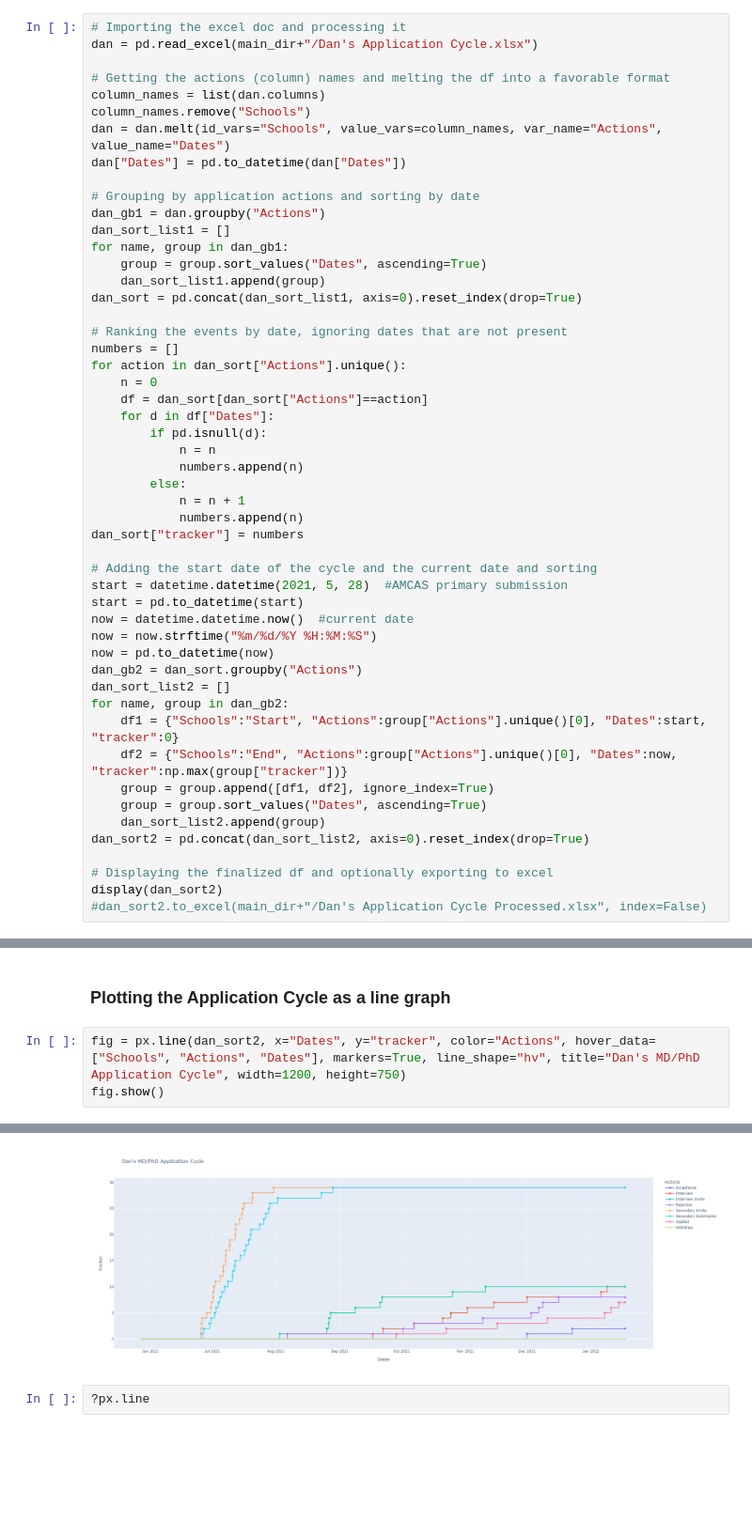
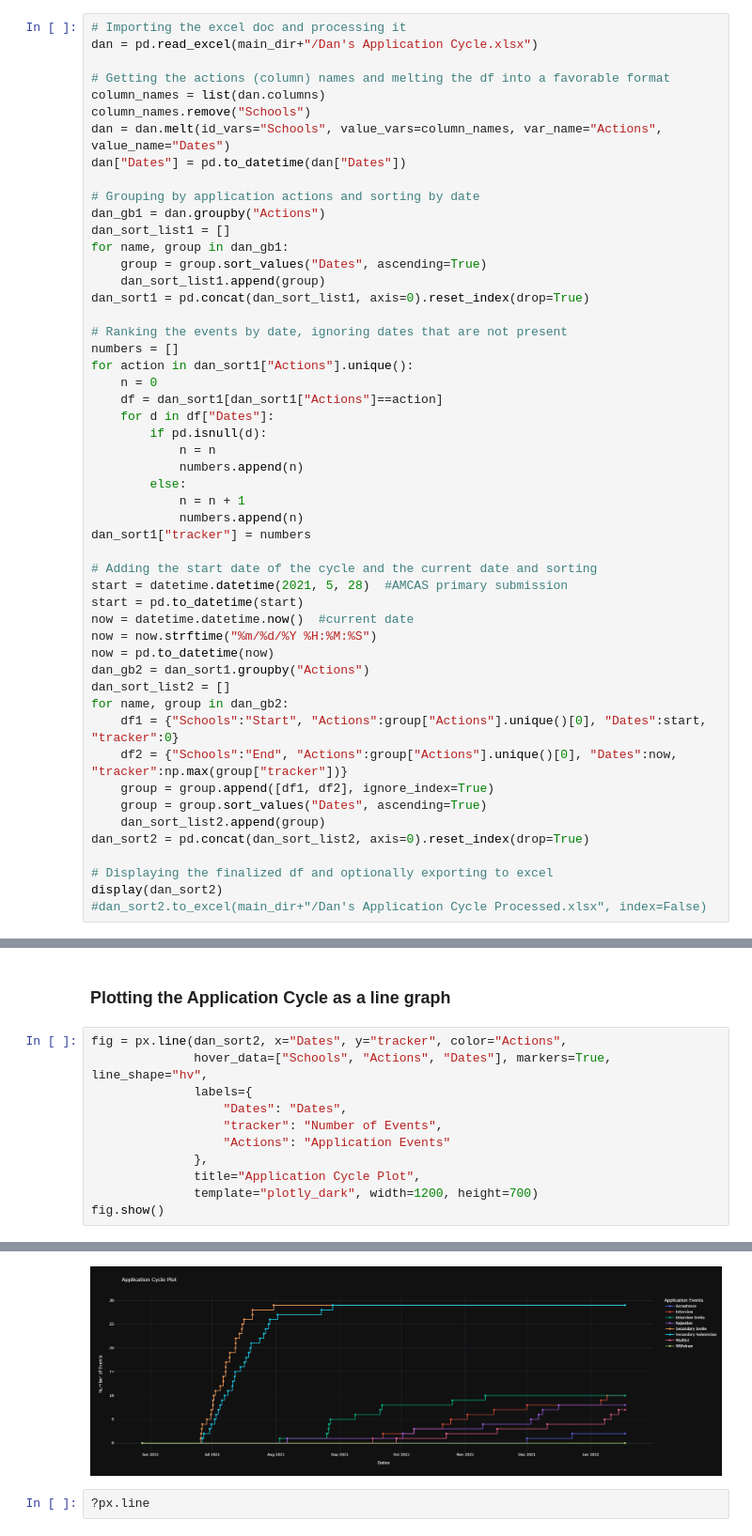
Before and after one commit to toofastdan117/Med_School_Cycle_Analyzer, a Jupyter notebook: Cycle Analyzer.ipynb, the cells around one changed output, grey strips where cells are left out. Shown at 94% size. Cells and saved outputs as stored; diff of their text form; blank space fills up the shorter version.

```diff
--- a/Cycle Analyzer.ipynb
+++ b/Cycle Analyzer.ipynb
@@ -30,13 +30,13 @@ dan_sort_list1 = []
 for name, group in dan_gb1:
     group = group.sort_values("Dates", ascending=True)
     dan_sort_list1.append(group)
-dan_sort = pd.concat(dan_sort_list1, axis=0).reset_index(drop=True)
+dan_sort1 = pd.concat(dan_sort_list1, axis=0).reset_index(drop=True)
 
 # Ranking the events by date, ignoring dates that are not present
 numbers = []
-for action in dan_sort["Actions"].unique():
+for action in dan_sort1["Actions"].unique():
     n = 0
-    df = dan_sort[dan_sort["Actions"]==action]
+    df = dan_sort1[dan_sort1["Actions"]==action]
     for d in df["Dates"]:
         if pd.isnull(d):
             n = n
@@ -44,7 +44,7 @@ for action in dan_sort["Actions"].unique():
         else:
             n = n + 1
             numbers.append(n)
-dan_sort["tracker"] = numbers
+dan_sort1["tracker"] = numbers
 
 # Adding the start date of the cycle and the current date and sorting
 start = datetime.datetime(2021, 5, 28)  #AMCAS primary submission
@@ -52,7 +52,7 @@ start = pd.to_datetime(start)
 now = datetime.datetime.now()  #current date
 now = now.strftime("%m/%d/%Y %H:%M:%S")
 now = pd.to_datetime(now)
-dan_gb2 = dan_sort.groupby("Actions")
+dan_gb2 = dan_sort1.groupby("Actions")
 dan_sort_list2 = []
 for name, group in dan_gb2:
     df1 = {"Schools":"Start", "Actions":group["Actions"].unique()[0], "Dates":start, "tracker":0}
@@ -82,6 +82,14 @@ display(dan_sort2)
 # %% [markdown]
 ### Plotting the Application Cycle as a line graph
 # %%
-fig = px.line(dan_sort2, x="Dates", y="tracker", color="Actions", hover_data=["Schools", "Actions", "Dates"], markers=True, line_shape="hv", title="Dan's MD/PhD Application Cycle", width=1200, height=750)
+fig = px.line(dan_sort2, x="Dates", y="tracker", color="Actions",
+              hover_data=["Schools", "Actions", "Dates"], markers=True, line_shape="hv",
+              labels={
+                  "Dates": "Dates",
+                  "tracker": "Number of Events",
+                  "Actions": "Application Events"
+              },
+              title="Application Cycle Plot",
+              template="plotly_dark", width=1200, height=700)
 fig.show()
 # %% [output]
@@ -89,4 +96,4 @@ fig.show()
-[figure, old version]
+[figure, new version]
 # %%
 ?px.line
 # %% [output]
```
Also changed, not shown: parts of 2 cells of this notebook, 2 other files.
